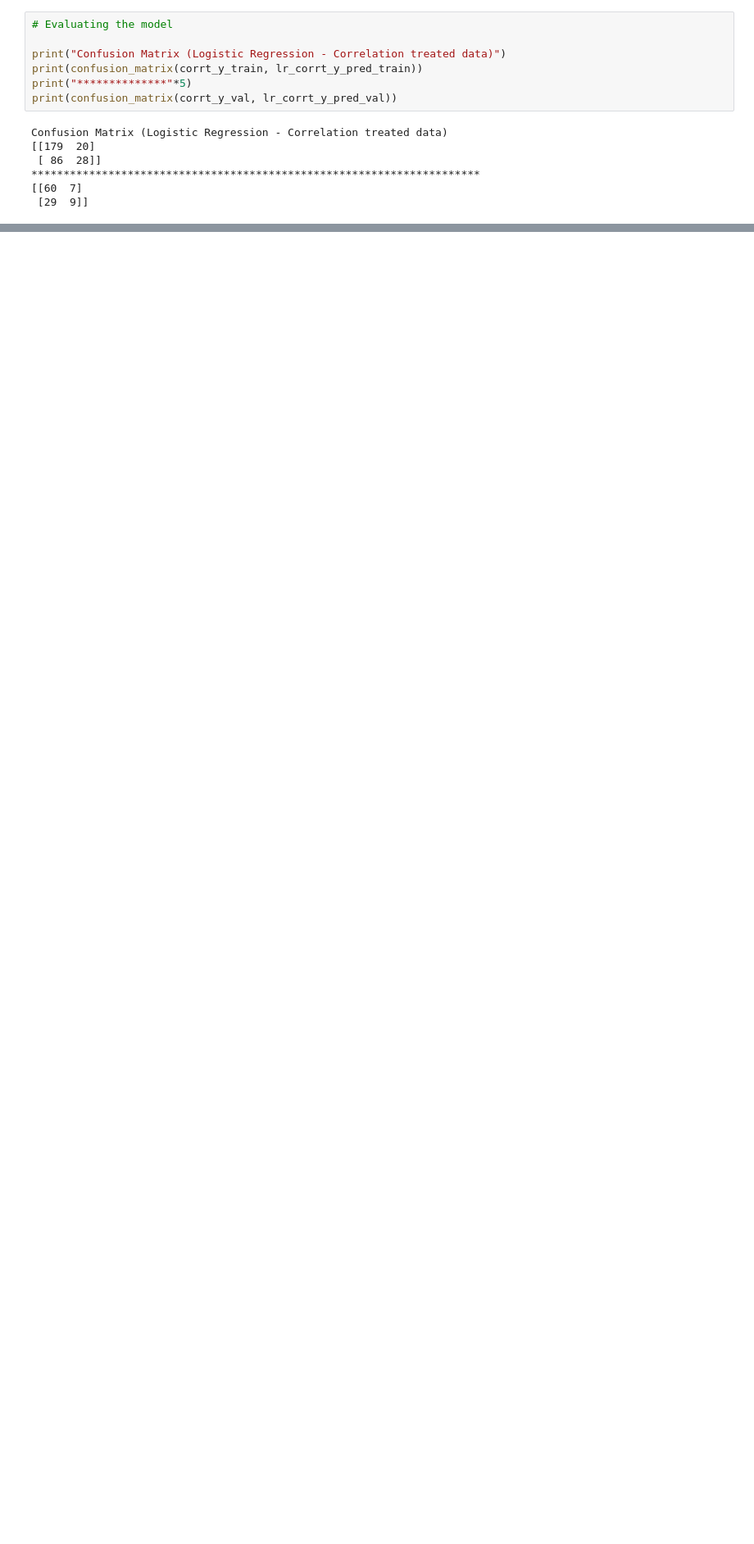
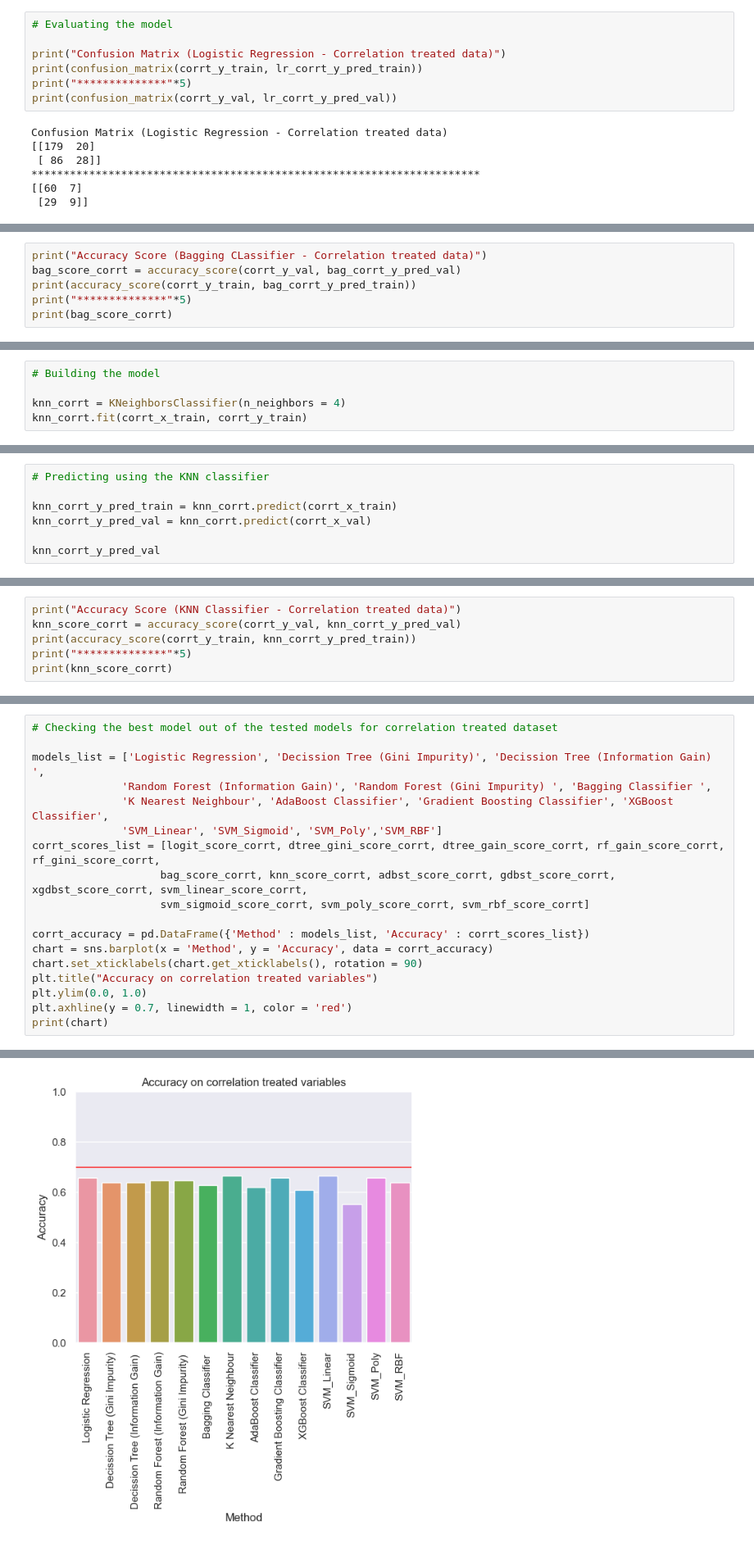
Before and after one commit to younusmohamed77/CodSoft, a Jupyter notebook: 01_Titanic Survival Prediction.ipynb, the cells around one changed output, grey strips where cells are left out. Shown at 82% size. Saved outputs shown, nothing was run; the diff lists cells and outputs as text; blank space fills up the shorter version.

```diff
--- a/01_Titanic Survival Prediction.ipynb
+++ b/01_Titanic Survival Prediction.ipynb
@@ -746,0 +1040,6 @@ Accuracy Score (Logistic Regression - Correlation treated data)
+# %%
+print("Accuracy Score (Bagging CLassifier - Correlation treated data)")
+bag_score_corrt = accuracy_score(corrt_y_val, bag_corrt_y_pred_val)
+print(accuracy_score(corrt_y_train, bag_corrt_y_pred_train))
+print("**************"*5)
+print(bag_score_corrt)
@@ -746,0 +1096,5 @@ Accuracy Score (Logistic Regression - Correlation treated data)
+# %%
+# Building the model
+
+knn_corrt = KNeighborsClassifier(n_neighbors = 4)
+knn_corrt.fit(corrt_x_train, corrt_y_train)
@@ -746,0 +1103,7 @@ Accuracy Score (Logistic Regression - Correlation treated data)
+# %%
+# Predicting using the KNN classifier
+
+knn_corrt_y_pred_train = knn_corrt.predict(corrt_x_train)
+knn_corrt_y_pred_val = knn_corrt.predict(corrt_x_val)
+
+knn_corrt_y_pred_val
@@ -746,0 +1130,6 @@ Accuracy Score (Logistic Regression - Correlation treated data)
+# %%
+print("Accuracy Score (KNN Classifier - Correlation treated data)")
+knn_score_corrt = accuracy_score(corrt_y_val, knn_corrt_y_pred_val)
+print(accuracy_score(corrt_y_train, knn_corrt_y_pred_train))
+print("**************"*5)
+print(knn_score_corrt)
@@ -746,0 +1266,19 @@ Accuracy Score (Logistic Regression - Correlation treated data)
+# %%
+# Checking the best model out of the tested models for correlation treated dataset
+
+models_list = ['Logistic Regression', 'Decission Tree (Gini Impurity)', 'Decission Tree (Information Gain) ',
+              'Random Forest (Information Gain)', 'Random Forest (Gini Impurity) ', 'Bagging Classifier ',
+              'K Nearest Neighbour', 'AdaBoost Classifier', 'Gradient Boosting Classifier', 'XGBoost Classifier',
+              'SVM_Linear', 'SVM_Sigmoid', 'SVM_Poly','SVM_RBF']
+corrt_scores_list = [logit_score_corrt, dtree_gini_score_corrt, dtree_gain_score_corrt, rf_gain_score_corrt, rf_gini_score_corrt,
+                    bag_score_corrt, knn_score_corrt, adbst_score_corrt, gdbst_score_corrt, xgdbst_score_corrt, svm_linear_score_corrt,
+                    svm_sigmoid_score_corrt, svm_poly_score_corrt, svm_rbf_score_corrt]
+
+corrt_accuracy = pd.DataFrame({'Method' : models_list, 'Accuracy' : corrt_scores_list})
+chart = sns.barplot(x = 'Method', y = 'Accuracy', data = corrt_accuracy)
+chart.set_xticklabels(chart.get_xticklabels(), rotation = 90)
+plt.title("Accuracy on correlation treated variables")
+plt.ylim(0.0, 1.0)
+plt.axhline(y = 0.7, linewidth = 1, color = 'red')
+print(chart)
+# %% [output]
@@ -746,0 +1286 @@ Accuracy Score (Logistic Regression - Correlation treated data)
+[figure, added]
```
Also changed, not shown: parts of 75 cells of this notebook.
